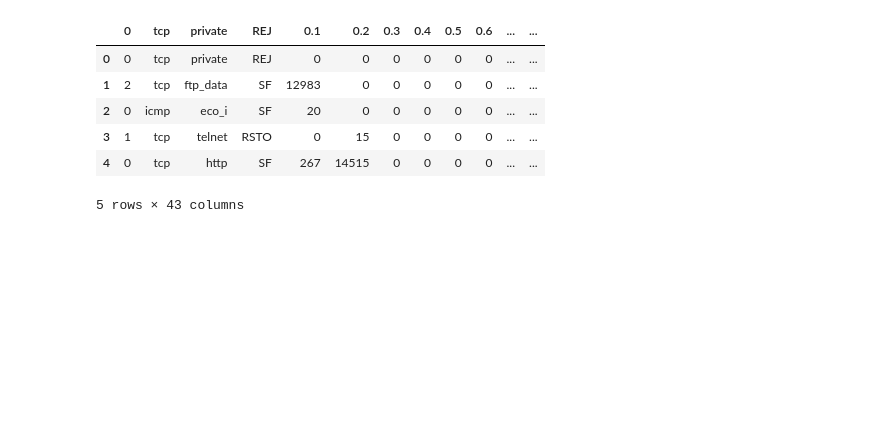
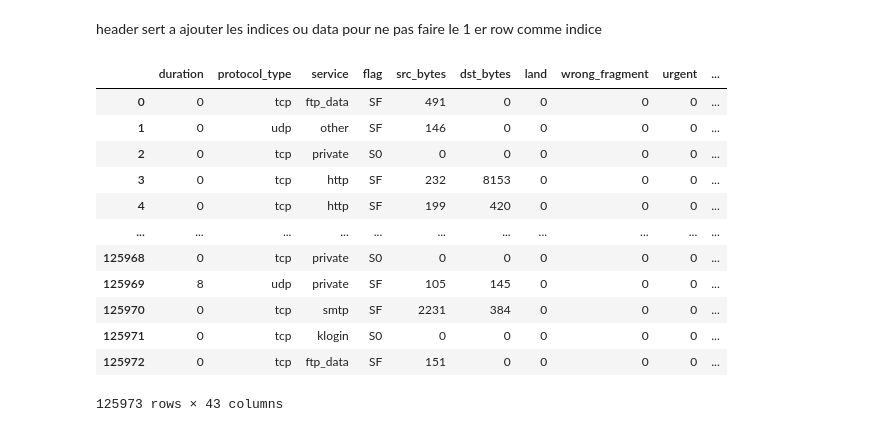
Before and after one commit to salforis/CNN-lstm, a Jupyter notebook: CNN.ipynb, the cells around one changed output. Cells and saved outputs as stored; diff of their text form; code cells hidden in the pictures; blank space fills up the shorter version.

```diff
--- a/CNN.ipynb
+++ b/CNN.ipynb
@@ -9,14 +12,54 @@ Mounted at /content/drive
 # %%
 import pandas as pd
+# %% [markdown]
+header sert a ajouter les indices ou data pour ne pas faire le 1 er row comme indice
+# %%
+
+featureV=["duration","protocol_type","service","flag","src_bytes","dst_bytes","land","wrong_fragment","urgent","hot",
+          "num_failed_logins","logged_in","num_compromised","root_shell","su_attempted","num_root","num_file_creations","num_shells",
+          "num_access_files","num_outbound_cmds","is_host_login","is_guest_login","count","srv_count","serror_rate","srv_serror_rate",
+          "rerror_rate","srv_rerror_rate","same_srv_rate","diff_srv_rate","srv_diff_host_rate","dst_host_count","dst_host_srv_count",
+          "dst_host_same_srv_rate","dst_host_diff_srv_rate","dst_host_same_src_port_rate","dst_host_srv_diff_host_rate","dst_host_serror_rate",
+          "dst_host_srv_serror_rate","dst_host_rerror_rate","dst_host_srv_rerror_rate","label","difficulty"]
+
+flagV=['OTH','RSTOS0','SF','SH','RSTO','S2','S1','REJ','S3','RSTR','S0']
+
+protocol_typeV=['tcp','udp','icmp']
+
+serviceV=['http','smtp','finger','domain_u','auth','telnet','ftp','eco_i','ntp_u','ecr_i','other','private','pop_3','ftp_data',
+                  'rje','time','mtp','link','remote_job','gopher','ssh','name','whois','domain','login','imap4','daytime','ctf','nntp',
+                  'shell','IRC','nnsp','http_443','exec','printer','efs','courier','uucp','klogin','kshell','echo','discard','systat',
+                  'supdup','iso_tsap','hostnames','csnet_ns','pop_2','sunrpc','uucp_path','netbios_ns','netbios_ssn','netbios_dgm',
+                  'sql_net','vmnet','bgp','Z39_50','ldap','netstat','urh_i','X11','urp_i','pm_dump','tftp_u','tim_i','red_i','icmp',
+                  'http_2784','harvest','aol','http_8001']
+
+binary_attack=['normal','ipsweep', 'nmap', 'portsweep','satan', 'saint', 'mscan','back', 'land', 'neptune', 'pod', 'smurf',
+               'teardrop', 'apache2', 'udpstorm', 'processtable','mailbomb','buffer_overflow', 'loadmodule', 'perl', 'rootkit',
+               'xterm', 'ps', 'sqlattack','ftp_write', 'guess_passwd', 'imap', 'multihop','phf', 'spy', 'warezclient',
+               'warezmaster','snmpgetattack','named', 'xlock', 'xsnoop','sendmail', 'httptunnel', 'worm', 'snmpguess']
+
+multiclass_attack={ 'normal': 'normal',
+        'probe': ['ipsweep.', 'nmap.', 'portsweep.','satan.', 'saint.', 'mscan.'],
+        'dos': ['back.', 'land.', 'neptune.', 'pod.', 'smurf.','teardrop.', 'apache2.', 'udpstorm.', 'processtable.','mailbomb.'],
+        'u2r': ['buffer_overflow.', 'loadmodule.', 'perl.', 'rootkit.','xterm.', 'ps.', 'sqlattack.'],
+        'r2l': ['ftp_write.', 'guess_passwd.', 'imap.', 'multihop.','phf.', 'spy.', 'warezclient.', 'warezmaster.','snmpgetattack.',
+                   'named.', 'xlock.', 'xsnoop.','sendmail.', 'httptunnel.', 'worm.', 'snmpguess.']}
 # %%
-data=pd.read_csv('/content/drive/MyDrive/data/nsl-kdd/KDDTest+.txt')
+data_train=pd.read_csv('/content/drive/MyDrive/data/nsl-kdd/KDDTrain+.txt',names=featureV)
+data_test=pd.read_csv('/content/drive/MyDrive/data/nsl-kdd/KDDTest-21.txt',names=featureV)
-# %%
-data.head()
-# %% [output]
-|  | 0 | tcp | private | REJ | 0.1 | 0.2 | 0.3 | 0.4 | 0.5 | 0.6 | ... | ... |
-| 0 | 0 | tcp | private | REJ | 0 | 0 | 0 | 0 | 0 | 0 | ... | ... |
-| 1 | 2 | tcp | ftp_data | SF | 12983 | 0 | 0 | 0 | 0 | 0 | ... | ... |
-| 2 | 0 | icmp | eco_i | SF | 20 | 0 | 0 | 0 | 0 | 0 | ... | ... |
-| 3 | 1 | tcp | telnet | RSTO | 0 | 15 | 0 | 0 | 0 | 0 | ... | ... |
-| 4 | 0 | tcp | http | SF | 267 | 14515 | 0 | 0 | 0 | 0 | ... | ... |
-5 rows × 43 columns
+# %%
+data_train
+# %% [output]
+|  | duration | protocol_type | service | flag | src_bytes | dst_bytes | land | wrong_fragment | urgent | ... |
+| 0 | 0 | tcp | ftp_data | SF | 491 | 0 | 0 | 0 | 0 | ... |
+| 1 | 0 | udp | other | SF | 146 | 0 | 0 | 0 | 0 | ... |
+| 2 | 0 | tcp | private | S0 | 0 | 0 | 0 | 0 | 0 | ... |
+| 3 | 0 | tcp | http | SF | 232 | 8153 | 0 | 0 | 0 | ... |
+| 4 | 0 | tcp | http | SF | 199 | 420 | 0 | 0 | 0 | ... |
+| ... | ... | ... | ... | ... | ... | ... | ... | ... | ... | ... |
+| 125968 | 0 | tcp | private | S0 | 0 | 0 | 0 | 0 | 0 | ... |
+| 125969 | 8 | udp | private | SF | 105 | 145 | 0 | 0 | 0 | ... |
+| 125970 | 0 | tcp | smtp | SF | 2231 | 384 | 0 | 0 | 0 | ... |
+| 125971 | 0 | tcp | klogin | S0 | 0 | 0 | 0 | 0 | 0 | ... |
+| 125972 | 0 | tcp | ftp_data | SF | 151 | 0 | 0 | 0 | 0 | ... |
+125973 rows × 43 columns
```
Also changed, not shown: parts of 8 cells of this notebook.
